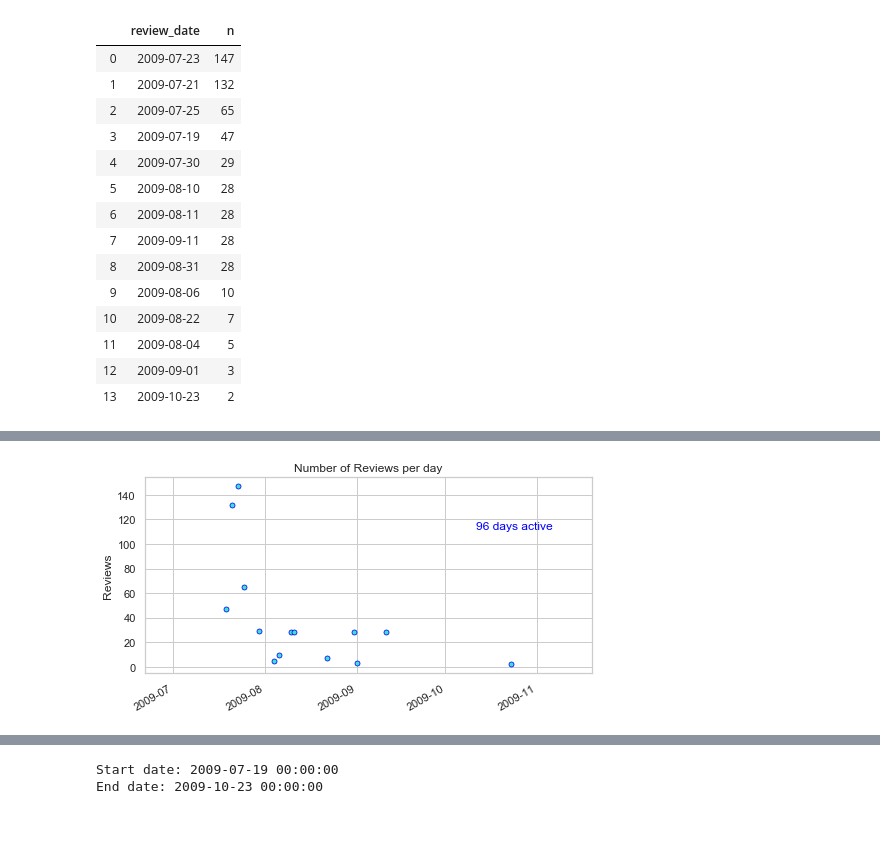
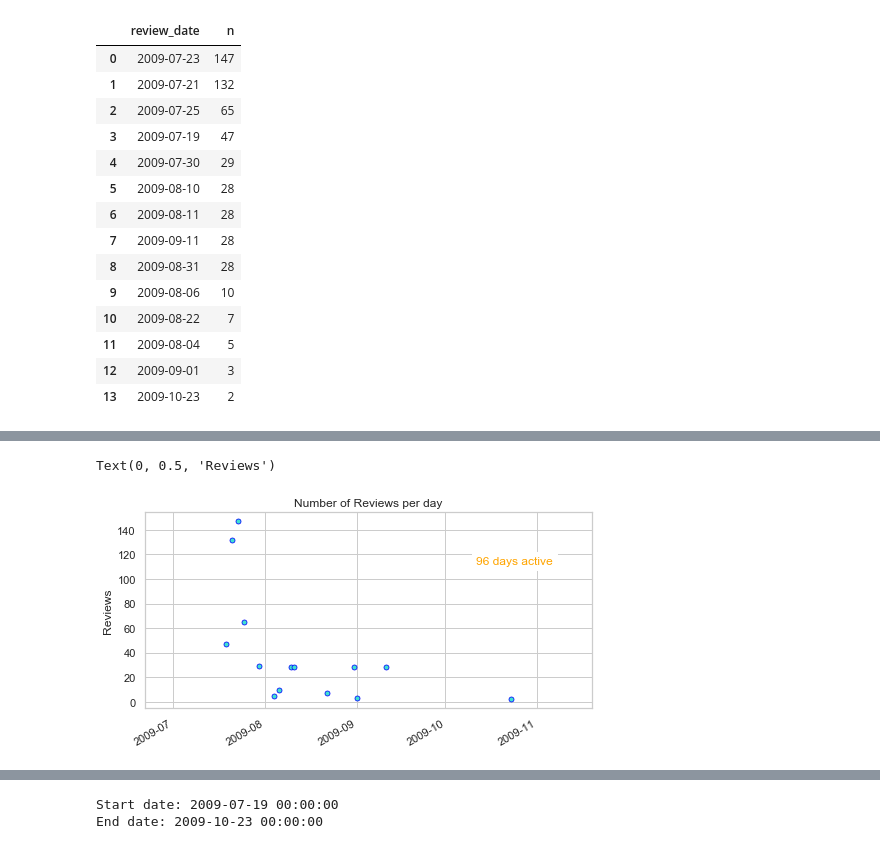
Before and after one commit to chantel808/Springboard_Capstone2, a Jupyter notebook: Amazon_reviews_EDA_CClark.ipynb, the cells around one changed output, grey strips where cells are left out. Drawn from its saved outputs; the diff is of its cells as text; code cells hidden in the pictures.

```diff
--- a/Amazon_reviews_EDA_CClark.ipynb
+++ b/Amazon_reviews_EDA_CClark.ipynb
@@ -533,24 +331,21 @@ suspect1
 # %%
-# Plot it
-def plot_dict(d):
-    """ Creates scatter plot of reviews per day"""
-    sns.set(style='whitegrid')
-    fig, ax = plt.subplots(figsize=(8,4))
-    fig.autofmt_xdate()
-    #ax.xaxis.set_major_locator(mdates.MonthLocator()) # for suspect0 formatting
-    #ax.xaxis.set_major_formatter(mdates.DateFormatter("%Y-%m")) # for suspect0 formatting
-    #ax.xaxis.set_minor_formatter(mdates.DateFormatter("%Y-%m")) # for suspect0 formatting
-    x = d.keys()
-    y = d.values()
-    plt.scatter(x, y, s=25, c='turquoise', edgecolor='blue', linewidths=0.75)
-    # Get days active
-    days = str(max(d.keys()) - min(d.keys())).split(' ')[0] + ' days active'
-    plt.text(0.7,0.7, s=days, c='blue',
-             fontsize=12, transform=fig.transFigure)
-    plt.title('Number of Reviews per day')
-    plt.ylabel('Reviews')
+# Scatter plot of the number of reviews over time
+suspect0 = get_freq(cid_sample) # customer with most
+sns.set(style='whitegrid')
+fig, ax = plt.subplots(figsize=(8,4))
+fig.autofmt_xdate()
+ax.xaxis.set_major_locator(mdates.MonthLocator()) # for suspect0 formatting
+ax.xaxis.set_major_formatter(mdates.DateFormatter("%Y-%m")) # for suspect0 formatting
+ax.xaxis.set_minor_formatter(mdates.DateFormatter("%Y-%m")) # for suspect0 formatting
+x = suspect0.keys()
+y = suspect0.values()
+plt.scatter(x, y, s=25, c='turquoise', edgecolor='blue', linewidths=0.75)
+# Get days active
+days = str(max(suspect0.keys()) - min(suspect0.keys())).split(' ')[0] + ' days active'
+plt.text(0.7,0.7, s=days, c='orange', fontsize=12, transform=fig.transFigure,
+         bbox=dict(facecolor='white', alpha=1))
+plt.title('Number of Reviews per day')
+plt.ylabel('Reviews')
+# %% [output]
+Text(0, 0.5, 'Reviews')
+[figure, added]
-# %%
-suspect0 = get_freq(suspects[0])
-plot_dict(suspect0)
-# %% [output]
-[figure, removed]
```
Also changed, not shown: parts of 97 cells of this notebook.
